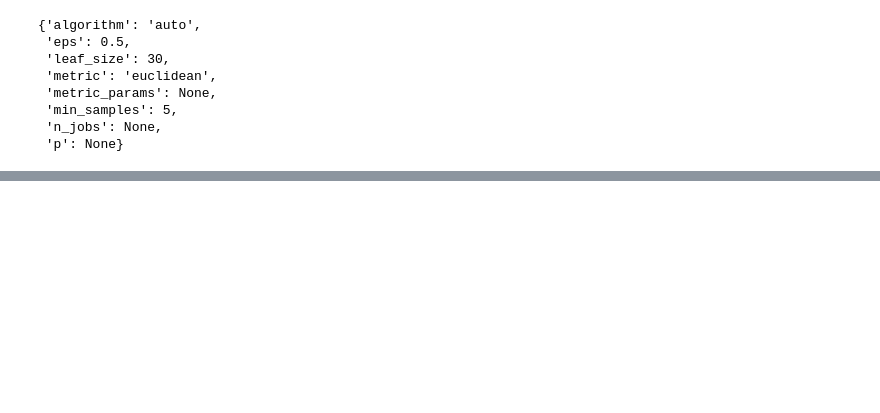
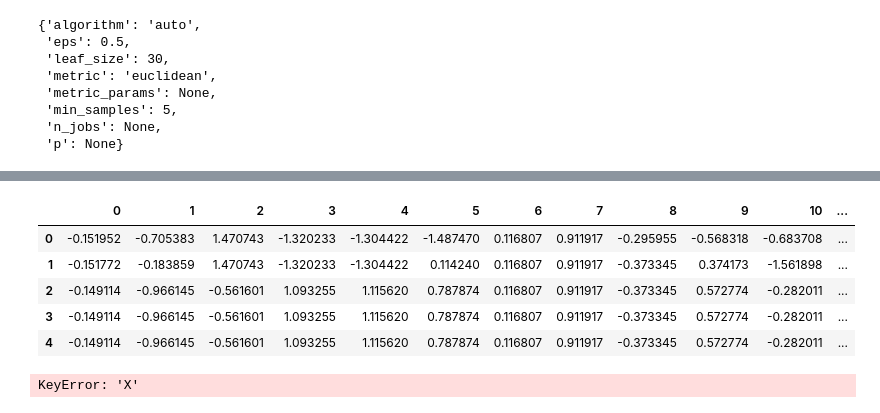
Before and after one commit to Floris-Buyse-FB/Data-Engineering-Project-2, a Jupyter notebook: scripts/AA_REC_SYSTEM_UNSUPERVISED copy.ipynb, the cells around one changed output, grey strips where cells are left out. Drawn from its saved outputs; the diff is of its cells as text; code cells hidden in the pictures; blank space fills up the shorter version.

```diff
--- a/scripts/AA_REC_SYSTEM_UNSUPERVISED copy.ipynb
+++ b/scripts/AA_REC_SYSTEM_UNSUPERVISED copy.ipynb
@@ -255,0 +360,28 @@ dbscan.get_params(deep=True)
+# %%
+DBSCAN_dataset.head()
+# %% [output]
+|  | 0 | 1 | 2 | 3 | 4 | 5 | 6 | 7 | 8 | 9 | 10 | ... |
+| 0 | -0.151952 | -0.705383 | 1.470743 | -1.320233 | -1.304422 | -1.487470 | 0.116807 | 0.911917 | -0.295955 | -0.568318 | -0.683708 | ... |
+| 1 | -0.151772 | -0.183859 | 1.470743 | -1.320233 | -1.304422 | 0.114240 | 0.116807 | 0.911917 | -0.373345 | 0.374173 | -1.561898 | ... |
+| 2 | -0.149114 | -0.966145 | -0.561601 | 1.093255 | 1.115620 | 0.787874 | 0.116807 | 0.911917 | -0.373345 | 0.572774 | -0.282011 | ... |
+| 3 | -0.149114 | -0.966145 | -0.561601 | 1.093255 | 1.115620 | 0.787874 | 0.116807 | 0.911917 | -0.373345 | 0.572774 | -0.282011 | ... |
+| 4 | -0.149114 | -0.966145 | -0.561601 | 1.093255 | 1.115620 | 0.787874 | 0.116807 | 0.911917 | -0.373345 | 0.572774 | -0.282011 | ... |
+# %%
+cluster_labels = DBSCAN_dataset['Cluster']
+
+x_col = 'your_x_column_name'
+y_col = 'your_y_column_name'
+
+X = DBSCAN_dataset[x_col]
+Y = DBSCAN_dataset[y_col]
+cluster_labels = DBSCAN_dataset['Cluster']
+# Create a scatterplot
+plt.figure(figsize=(10, 6))
+plt.scatter(X, Y, c=cluster_labels , cmap='viridis')
+plt.title('DBSCAN Clustering')
+plt.xlabel('X-axis')
+plt.ylabel('Y-axis')
+plt.colorbar(label='Cluster Label')
+plt.show()
+# %% [output]
+KeyError: 'X'
```
Also changed, not shown: parts of 14 cells of this notebook.
